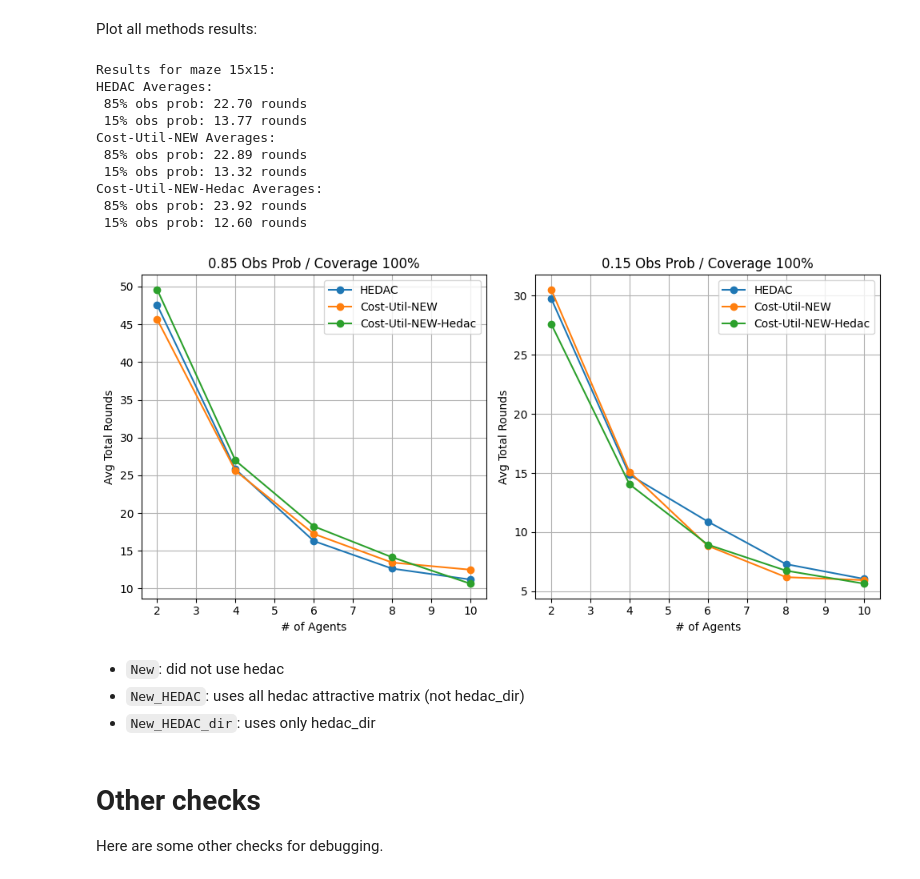
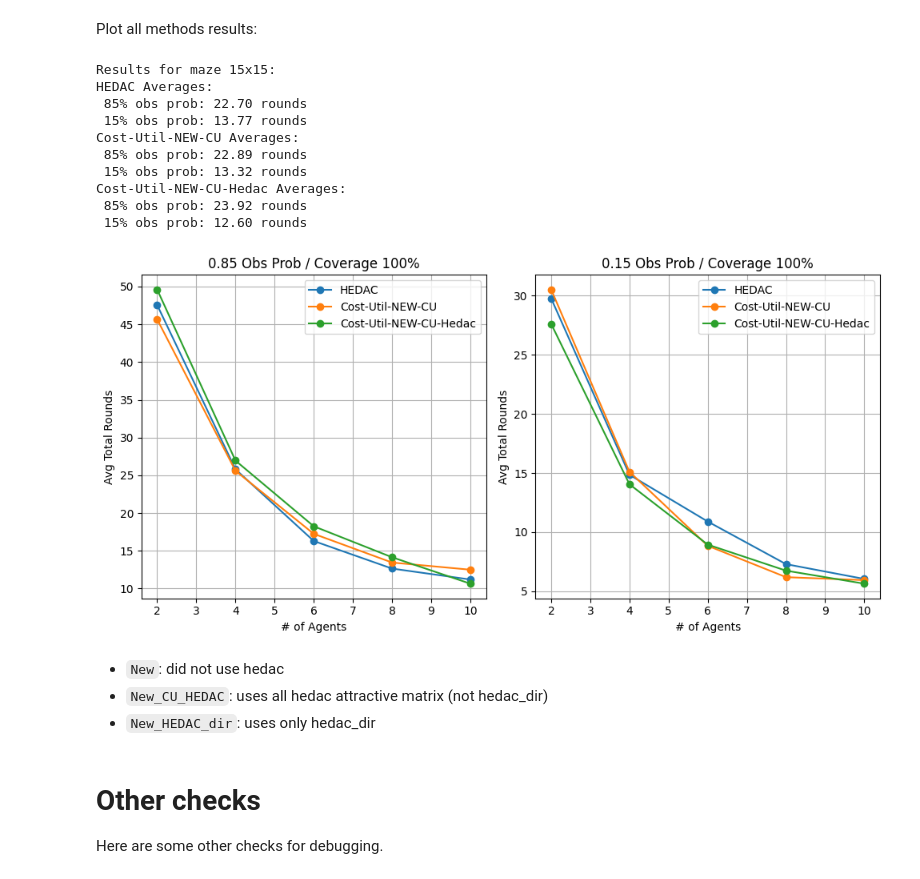
Before and after one commit to manouslinard/multiagent-exploration, a Jupyter notebook: Swarm_RL-Manousos.ipynb, the cells around one changed output. Cells and saved outputs as stored; diff of their text form; code cells hidden in the pictures.

Commit message:
renamed new_hedac->new_cu_hedac

```diff
--- a/Swarm_RL-Manousos.ipynb
+++ b/Swarm_RL-Manousos.ipynb
@@ -1509,31 +1509,31 @@ Plot all methods results:
 # %%
 file_dict = {'HEDAC': 'results/hedac/15x15/hedac_15x15_True_2_20.xlsx',
              #'Nearest-Front': 'results/nf/15x15/nf_15x15_True_2_20.xlsx',
              #'Cost-Util-MNM': 'results/cu_mnm/15x15/cu_mnm_15x15_True_2_20.xlsx',
              #'Cost-Util-JGR': 'results/cu_jgr/15x15/cu_jgr_15x15_True_2_20_0.8.xlsx',
              'Cost-Util-NEW-CU': 'results/new_cu/15x15/new_cu_15x15_True_2_20.xlsx',
-             'Cost-Util-NEW-Hedac': 'results/new_hedac/15x15/new_hedac_15x15_True_2_20.xlsx',
+             'Cost-Util-NEW-CU-Hedac': 'results/new_cu_hedac/15x15/new_cu_hedac_15x15_True_2_20.xlsx',
              #'Cost-Util-NEW-Hedac_nonf': 'results/new_hedac_nonf/15x15/new_hedac_nonf_15x15_True_2_20.xlsx',
              #'Cost-Util-NEW-Hedac_dir': 'results/new_hedac_dir/15x15/new_hedac_dir_15x15_True_2_20.xlsx'
              }
 convert_paths_os(file_dict)
 print("Results for maze 15x15:")
 plot_comparison(file_dict)
 # %% [output]
 Results for maze 15x15:
 HEDAC Averages:
  85% obs prob: 22.70 rounds
  15% obs prob: 13.77 rounds
-Cost-Util-NEW Averages:
+Cost-Util-NEW-CU Averages:
  85% obs prob: 22.89 rounds
  15% obs prob: 13.32 rounds
-Cost-Util-NEW-Hedac Averages:
+Cost-Util-NEW-CU-Hedac Averages:
  85% obs prob: 23.92 rounds
  15% obs prob: 12.60 rounds
-[figure, old version]
+[figure, new version]
 # %% [markdown]
 * `New`: did not use hedac
-* `New_HEDAC`: uses all hedac attractive matrix (not hedac_dir)
+* `New_CU_HEDAC`: uses all hedac attractive matrix (not hedac_dir)
 * `New_HEDAC_dir`: uses only hedac_dir
 # %% [markdown]
 # Other checks
```
Also changed, not shown: parts of 4 cells of this notebook, 2 other files.
